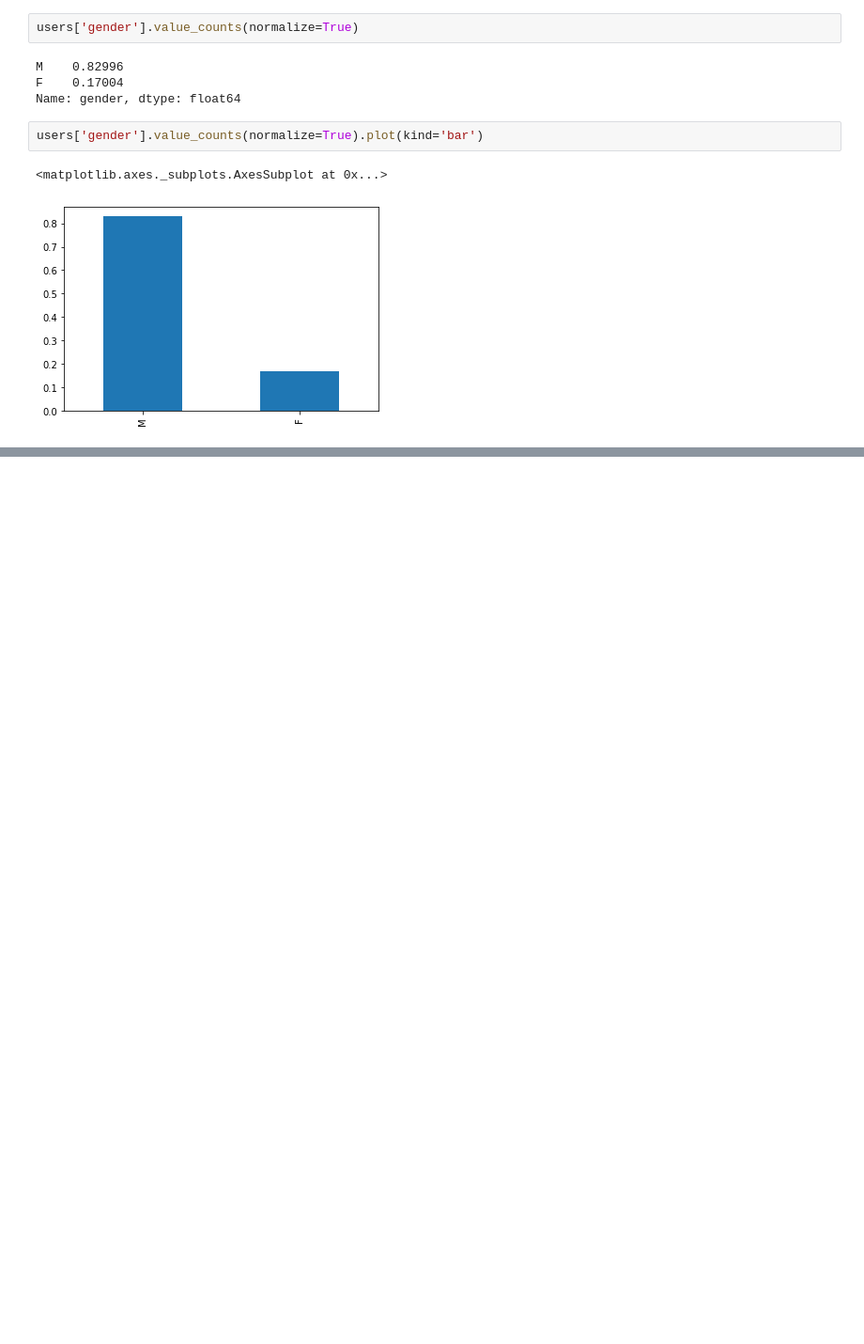
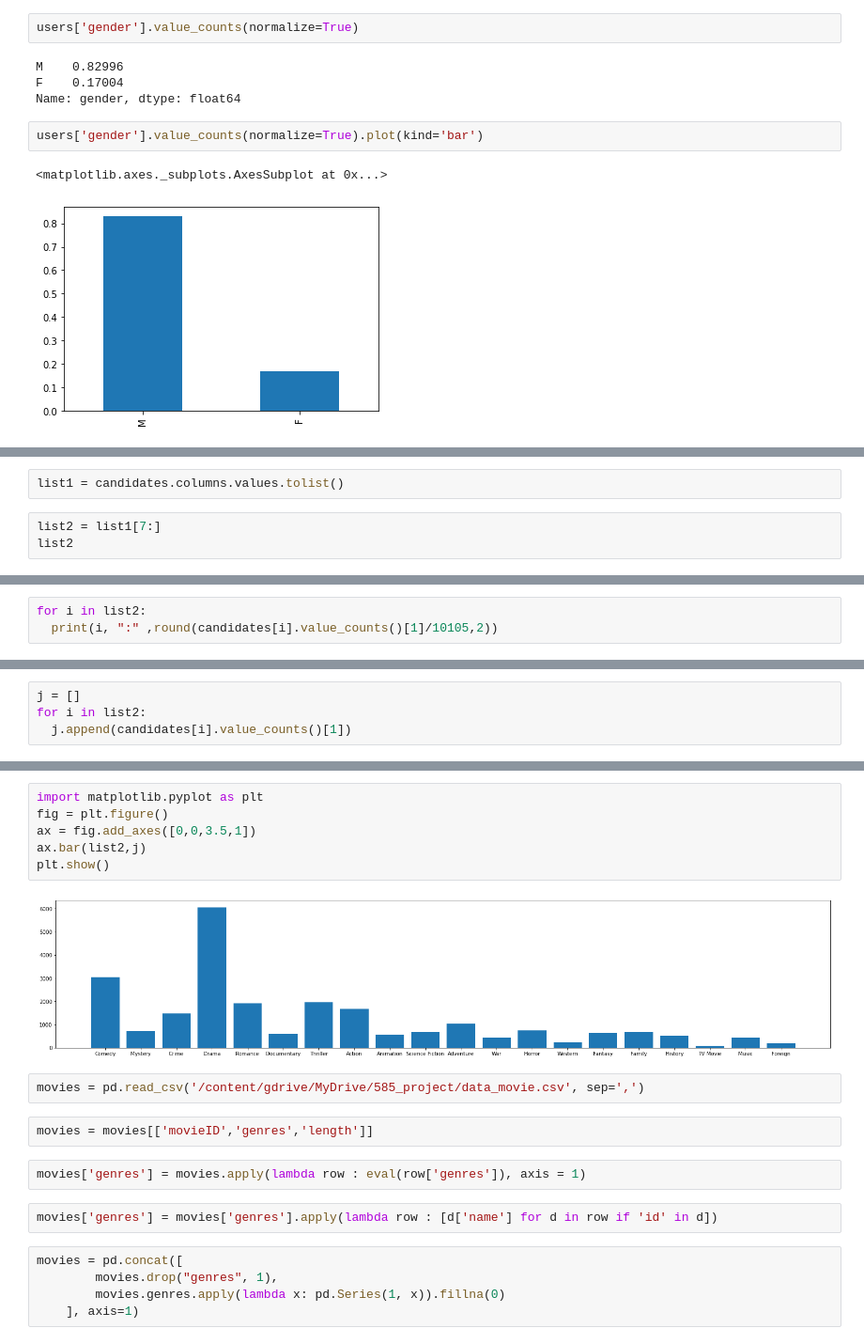
Before and after one commit to WeienLi/Full-Scale-Movie-Recommendation-System, a Jupyter notebook: Model Code and Tuning/Data_Analysis.ipynb, the cells around one changed output, grey strips where cells are left out. Shown: that part at 94% size. Drawn from its saved outputs; the diff is of its cells as text; blank space fills up the shorter version.

```diff
--- a/Model Code and Tuning/Data_Analysis.ipynb
+++ b/Model Code and Tuning/Data_Analysis.ipynb
@@ -69,0 +88,5 @@ users['gender'].value_counts(normalize=True).plot(kind='bar')
+# %%
+list1 = candidates.columns.values.tolist()
+# %%
+list2 = list1[7:]
+list2
@@ -69,0 +114,3 @@ users['gender'].value_counts(normalize=True).plot(kind='bar')
+# %%
+for i in list2:
+  print(i, ":" ,round(candidates[i].value_counts()[1]/10105,2))
@@ -69,0 +138,4 @@ users['gender'].value_counts(normalize=True).plot(kind='bar')
+# %%
+j = []
+for i in list2:
+  j.append(candidates[i].value_counts()[1])
@@ -69,0 +165,21 @@ users['gender'].value_counts(normalize=True).plot(kind='bar')
+# %%
+import matplotlib.pyplot as plt
+fig = plt.figure()
+ax = fig.add_axes([0,0,3.5,1])
+ax.bar(list2,j)
+plt.show()
+# %% [output]
+[figure, added]
+# %%
+movies = pd.read_csv('/content/gdrive/MyDrive/585_project/data_movie.csv', sep=',')
+# %%
+movies = movies[['movieID','genres','length']]
+# %%
+movies['genres'] = movies.apply(lambda row : eval(row['genres']), axis = 1)
+# %%
+movies['genres'] = movies['genres'].apply(lambda row : [d['name'] for d in row if 'id' in d])
+# %%
+movies = pd.concat([
+        movies.drop("genres", 1),
+        movies.genres.apply(lambda x: pd.Series(1, x)).fillna(0)
+    ], axis=1)
```
Also changed, not shown: parts of 9 cells of this notebook.
